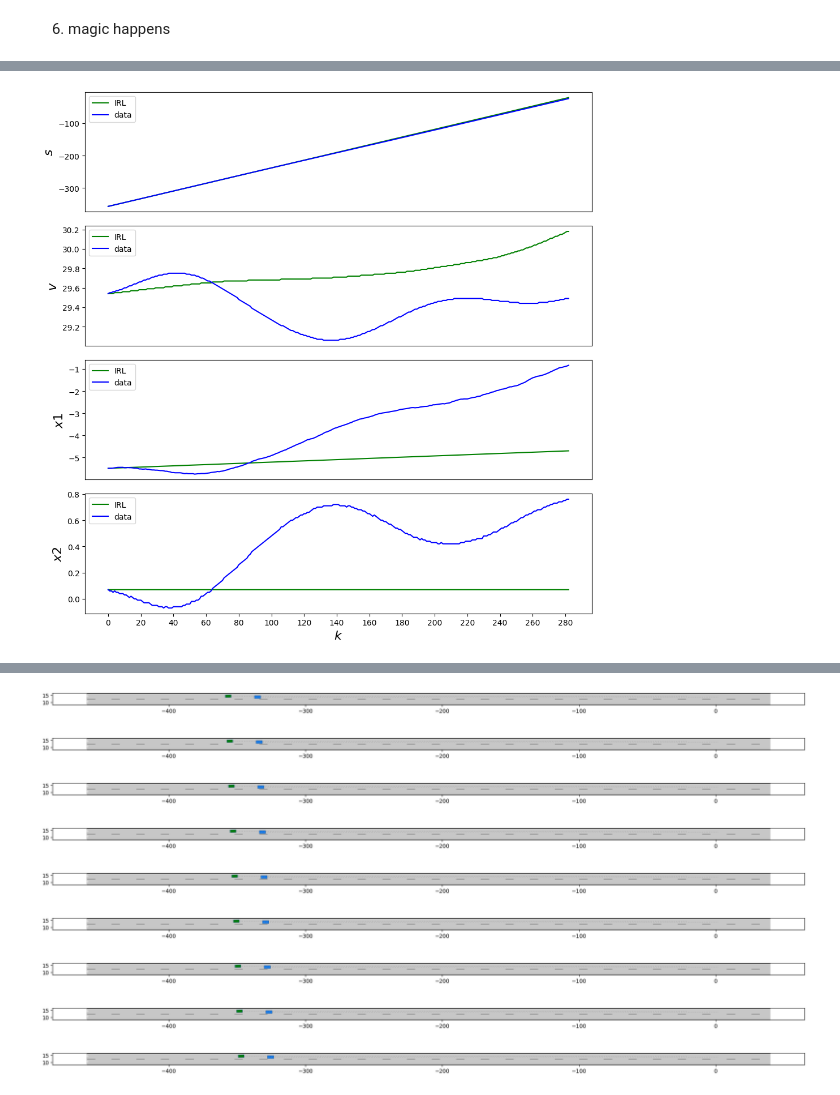
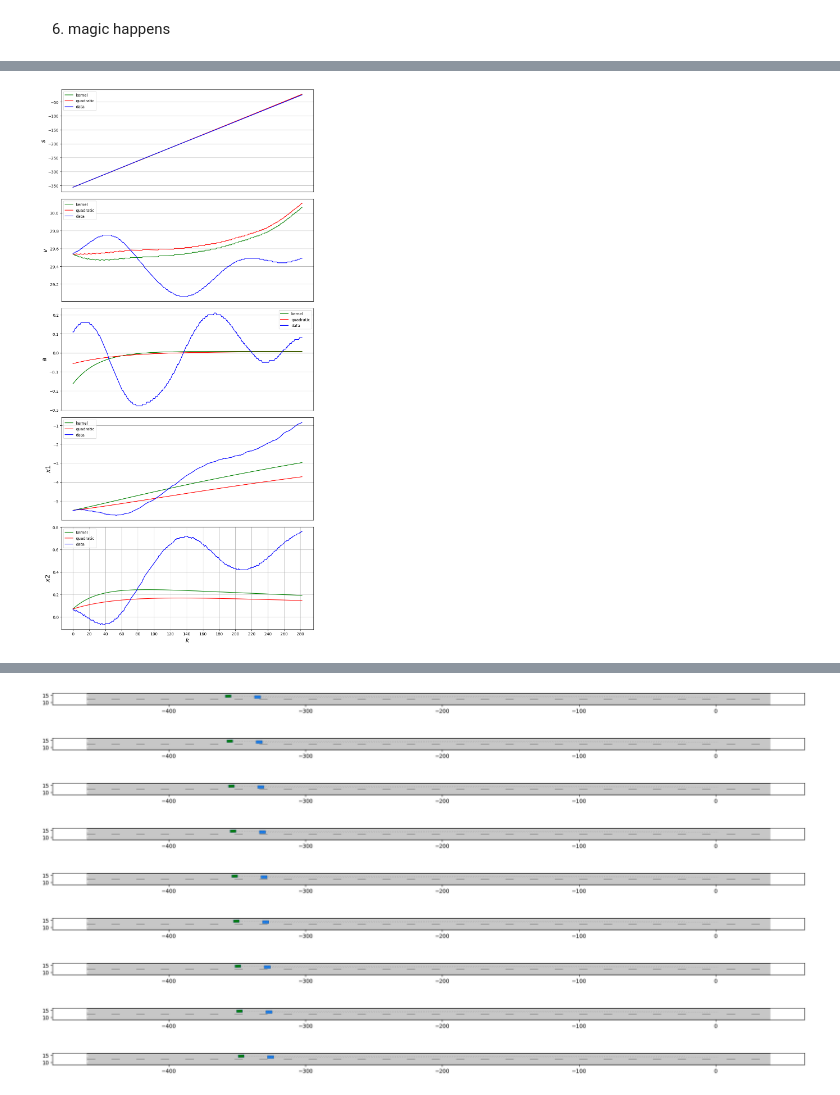
Before and after one commit to zhaoxs1121/IRL, a Jupyter notebook: kernel_regression.ipynb, the cells around one changed output, grey strips where cells are left out. Saved outputs shown, nothing was run; the diff lists cells and outputs as text; code cells hidden in the pictures.

```diff
--- a/kernel_regression.ipynb
+++ b/kernel_regression.ipynb
@@ -202,14 +225,15 @@ for i in range(len(scenario.obstacles)):
     initial_states[i, 1] = obs.state_at_time(initial_frame).position[1]
     initial_states[i, 2] = obs.state_at_time(initial_frame).velocity
 
-states_data = []
+state_data = []
 for obs in scenario.obstacles:
-    states_obs = np.zeros((N + 1, 2))
-    for ii in range(N + 1):
-        states_obs[ii, 0] = obs.state_at_time(initial_frame + ii).position[0]
-        states_obs[ii, 1] = obs.state_at_time(initial_frame + ii).velocity
-    states_data.append(states_obs)
+    states_obs = np.zeros((N + 1, 3))
+    for j in range(N + 1):
+        states_obs[j, 0] = obs.state_at_time(initial_frame + j).position[0]
+        states_obs[j, 1] = obs.state_at_time(initial_frame + j).velocity
+        states_obs[j, 2] = obs.state_at_time(initial_frame + j).acceleration
+    state_data.append(states_obs)
 
-print(len(states_data))
+# print(len(state_data))
 # %% [output]
 282
@@ -225,80 +248,79 @@ for obs in scenario.obstacles:
 6. magic happens
 # %%
 # import necessary classes from different modules
+from scipy.optimize import brentq
 from commonroad.geometry.shape import Rectangle
 from commonroad.scenario.obstacle import ObstacleType, DynamicObstacle
 from commonroad.scenario.state import InitialState, CustomState
 from commonroad.scenario.trajectory import Trajectory
 from commonroad.prediction.prediction import TrajectoryPrediction
-from scipy.optimize import root
+from commonroad.visualization.draw_params import DynamicObstacleParams
 
 for i in range(N_vehicles - 1):
     vehicle_pre = scenario.obstacles[i]
-    x_pre = np.zeros((N + 1, 2))
-    for ii in range(N + 1):
-        x_pre[ii,
-              0] = vehicle_pre.state_at_time(initial_frame + ii).position[0]
-        x_pre[ii, 1] = vehicle_pre.state_at_time(initial_frame + ii).velocity
+    x_pre = np.zeros((N + 1, 3))
+    for j in range(N + 1):
+        x_pre[j, 0] = vehicle_pre.state_at_time(initial_frame + j).position[0]
+        x_pre[j, 1] = vehicle_pre.state_at_time(initial_frame + j).velocity
+        x_pre[j, 2] = vehicle_pre.state_at_time(initial_frame + j).acceleration
     # print(x_pre[0])
 
     initial_position = initial_states[i + 1, 0]
     initial_velocity = initial_states[i + 1, 2]
 
-    x_ego_initial = np.array(
+    x_initial = x_pre[0, :2] - np.array(
         [initial_position + p.h * initial_velocity, initial_velocity])
-    # print(x_ego_initial)
-
-    x_initial = x_pre[0, :] - x_ego_initial
 
     state_in_root_policy = x_initial
+    u_pre = x_pre[0, 2]
 
     def root_policy(u):
-        return policy_kernel(u, state_in_root_policy, x_data, alphas, p)
-
-    u_kernel = root(root_policy, 0)
-    print(u_kernel.x)
+        return policy_kernel(u, u_pre, state_in_root_policy, x_data, alphas, p)
 
     x = np.zeros((N + 1, 2))
     u = np.zeros(N + 1)
+    u_quad = np.zeros(N + 1)
+    x_quad = np.zeros((N + 1, 2))
     x[0, :] = x_initial
-    vf_weight = 5
-    kernel = 1
-    u[0] = vf_weight * (u_kernel.x if kernel else policy_quadratic(
-        x_initial, alphas_quad, p))
+    x_quad[0, :] = x_initial
+    u[0] = brentq(root_policy, -5, 5)
+    u_quad[0] = policy_quadratic(x_initial, alphas_quad, p)
     # u[0] = vf_weight * (policy_kernel(x_initial, x_data, alphas, p) if kernel
     #                     else policy_quadratic(x_initial, alphas_quad, p))
 
-    for ii in range(N):
-        x[ii + 1, :] = p.A @ x[ii, :] + p.B * u[ii]
-        state_in_root_policy = x[ii + 1, :]
-        u_kernel = root(root_policy, 0)
-        u[ii + 1] = vf_weight * (u_kernel.x if kernel else policy_quadratic(
-            x[ii + 1, :], alphas_quad, p))
-        # u[ii + 1] = vf_weight * (policy_kernel(x[ii + 1, :], x_data, alphas, p)
-        #                          if kernel else policy_quadratic(
-        #                              x[ii + 1, :], alphas_quad, p))
+    for j in range(N):
+        x[j + 1, :] = p.A @ x[j, :] + p.B * u[j]  # + p.D * x_pre[j, 2]
+        x_quad[j + 1, :] = p.A @ x_quad[j, :] + p.B * u_quad[j]
+        state_in_root_policy = x[j + 1, :]
+        u_pre = x_pre[j + 1, 2]
+        u[j + 1] = brentq(root_policy, -5, 5)
+        u_quad[j + 1] = policy_quadratic(x_quad[j + 1, :], alphas_quad, p)
 
     vel = x_pre[:, 1] - x[:, 1]
     pos = x_pre[:, 0] - x[:, 0] - p.h * vel
-    # print(x)
-    # print(u[:5])
-    # print(pos[:5])
+    vel_quad = x_pre[:, 1] - x_quad[:, 1]
+    pos_quad = x_pre[:, 0] - x_quad[:, 0] - p.h * vel_quad
+    # print(u)
+    # print(u_quad)
+    # print(res)
 
-    plot_state(x_pre, pos, vel, states_data[i], states_data[i + 1], p)
+    plot_state(x_pre, pos, vel, u, pos_quad, vel_quad, u_quad, state_data[i],
+               state_data[i + 1], p)
     ###################
 
     # initial state has a time step of 0
     dynamic_obstacle_initial_state = CustomState(
         position=np.array([pos[0], initial_states[i + 1, 1]]),
         velocity=vel[0],
+        acceleration=u[0],
         orientation=0.02,
         time_step=initial_frame).convert_state_to_state(InitialState())
 
     # generate the states for the obstacle for time steps 1 to 40 by assuming constant velocity
-
     state_list = [
         CustomState(position=np.array([pos[j], initial_states[i + 1, 1]]),
                     velocity=vel[j],
+                    acceleration=u[j],
                     orientation=0.02,
                     time_step=initial_frame + j) for j in range(1, N + 1)
     ]
@@ -325,13 +347,13 @@ for i in range(N_vehicles - 1):
     # plot the scenario and the ego vehicle for each time step
     ego_params = DynamicObstacleParams()
     ego_params.vehicle_shape.occupancy.shape.facecolor = "g"
-    for ii in range(initial_frame, initial_frame + 10):
+    for j in range(initial_frame, initial_frame + 10):
         plt.figure(figsize=(25, 10))
         rnd = MPRenderer()
-        rnd.draw_params.time_begin = ii
+        rnd.draw_params.time_begin = j
         rnd.draw_params.time_end = 1800
         scenario.draw(rnd)
-        ego_params.time_begin = ii
+        ego_params.time_begin = j
         ego_params.time_end = 1800
         ego_vehicle.draw(rnd, draw_params=ego_params)
         rnd.render()
@@ -343 +364 @@ for i in range(N_vehicles - 1):
-[figure, old version]
+[figure, new version]
```
Also changed, not shown: parts of 9 cells of this notebook.
